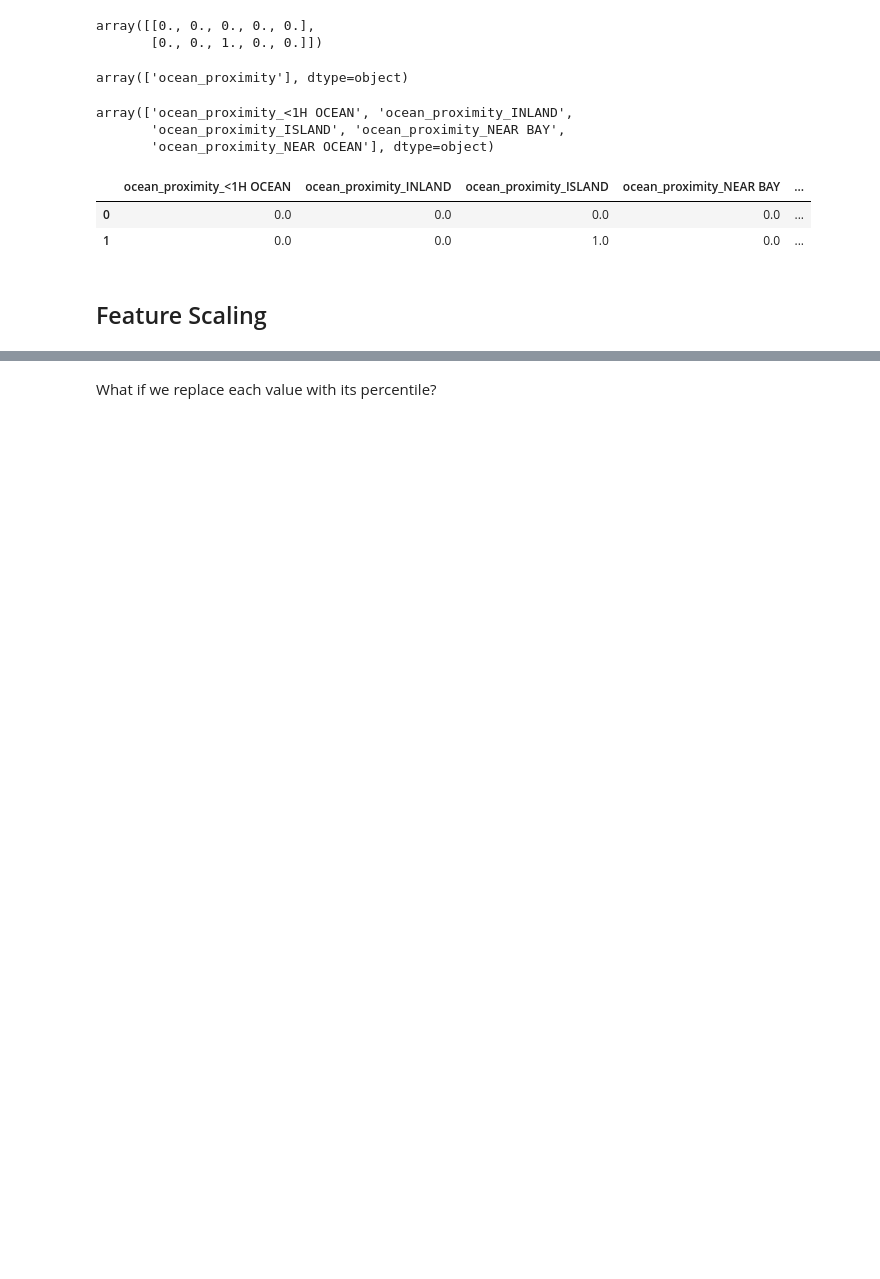
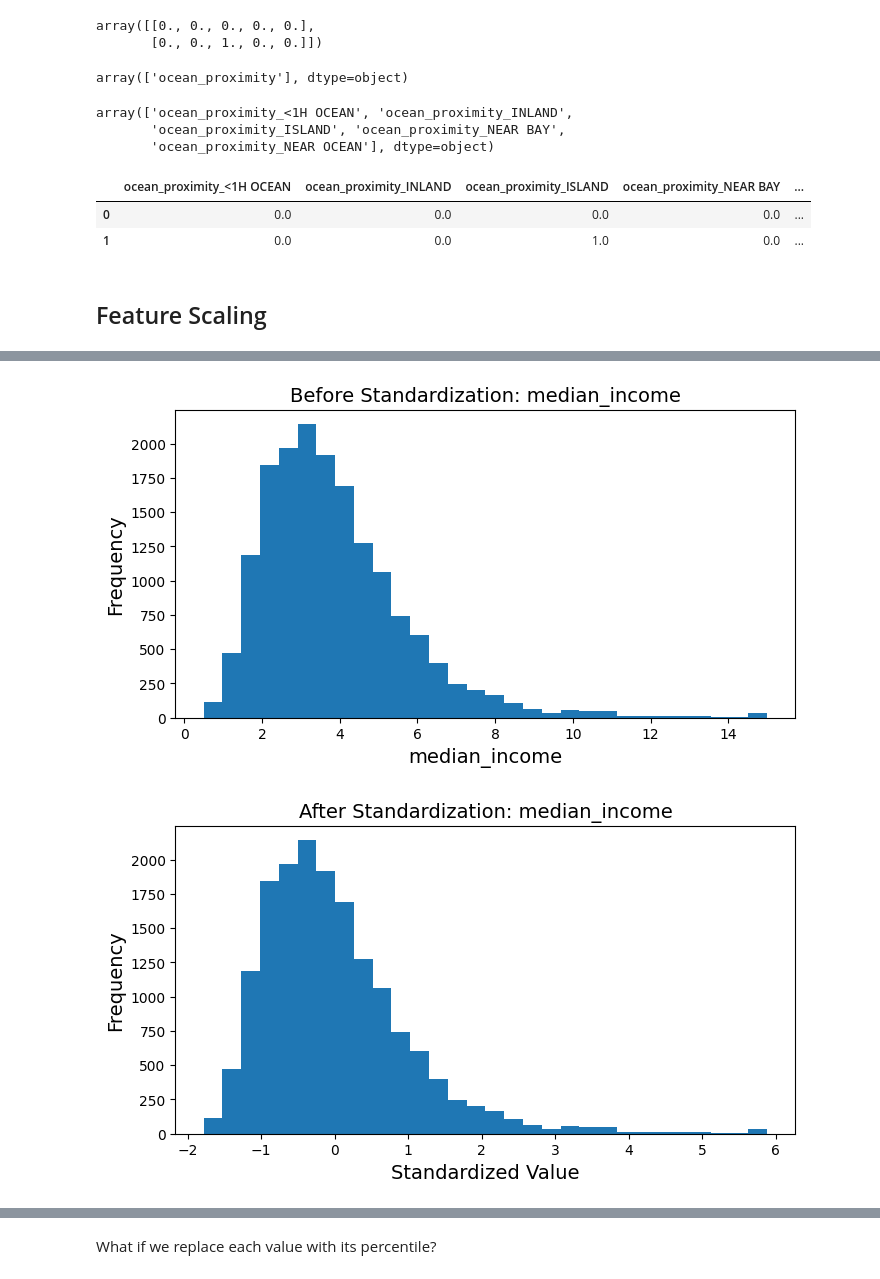
Before and after one commit to Srikar-1729/Test, a Jupyter notebook: 02_end_to_end_machine_learning_project.ipynb, the cells around one changed output, grey strips where cells are left out. Drawn from its saved outputs; the diff is of its cells as text; code cells hidden in the pictures; blank space fills up the shorter version.

```diff
--- a/02_end_to_end_machine_learning_project.ipynb
+++ b/02_end_to_end_machine_learning_project.ipynb
@@ -691,3 +734,41 @@ housing_num_std_scaled = std_scaler.fit_transform(housing_num)
+# %%
+import matplotlib.pyplot as plt
+import pandas as pd
+from sklearn.preprocessing import StandardScaler
+
+# Example: choose a single column
+column_name = "median_income"   # change this to your column
+
+# Original data
+original_data = housing_num[[column_name]]
+
+# Standardize
+std_scaler = StandardScaler()
+scaled_data = std_scaler.fit_transform(original_data)
+
+# Convert scaled data to DataFrame for convenience
+scaled_df = pd.DataFrame(scaled_data, columns=[column_name])
+
+# ---- Visualization ----
+
+# Before Standardization
+plt.figure(figsize=(8, 4))
+plt.hist(original_data[column_name], bins=30)
+plt.title(f"Before Standardization: {column_name}")
+plt.xlabel(column_name)
+plt.ylabel("Frequency")
+plt.show()
+
+# After Standardization
+plt.figure(figsize=(8, 4))
+plt.hist(scaled_df[column_name], bins=30)
+plt.title(f"After Standardization: {column_name}")
+plt.xlabel("Standardized Value")
+plt.ylabel("Frequency")
+plt.show()
+# %% [output]
+[figure, added]
+[figure, added]
 # %%
 # extra code – this cell generates Figure 2–17
 fig, axs = plt.subplots(1, 2, figsize=(8, 3), sharey=True)
```
Also changed, not shown: parts of 62 cells of this notebook.
